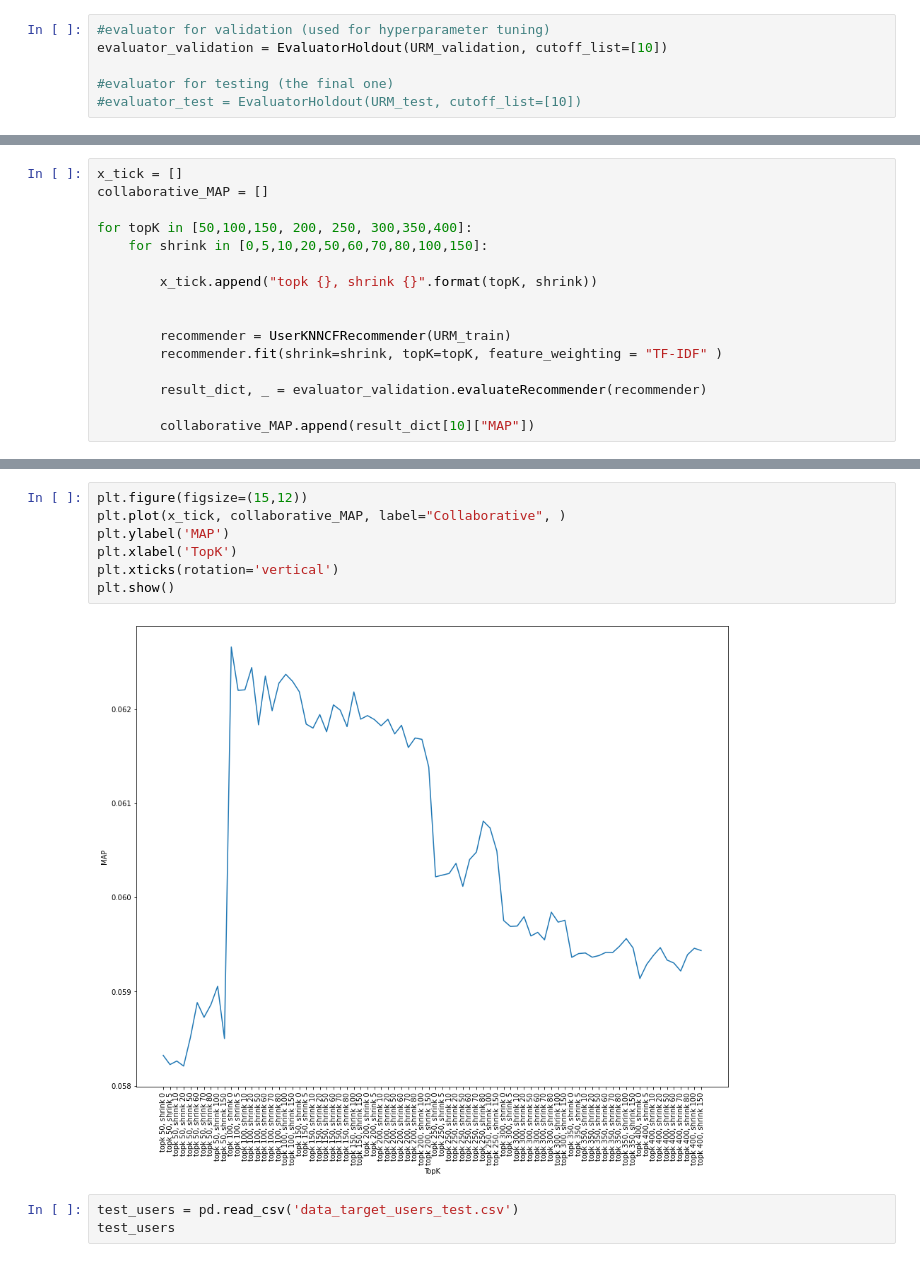
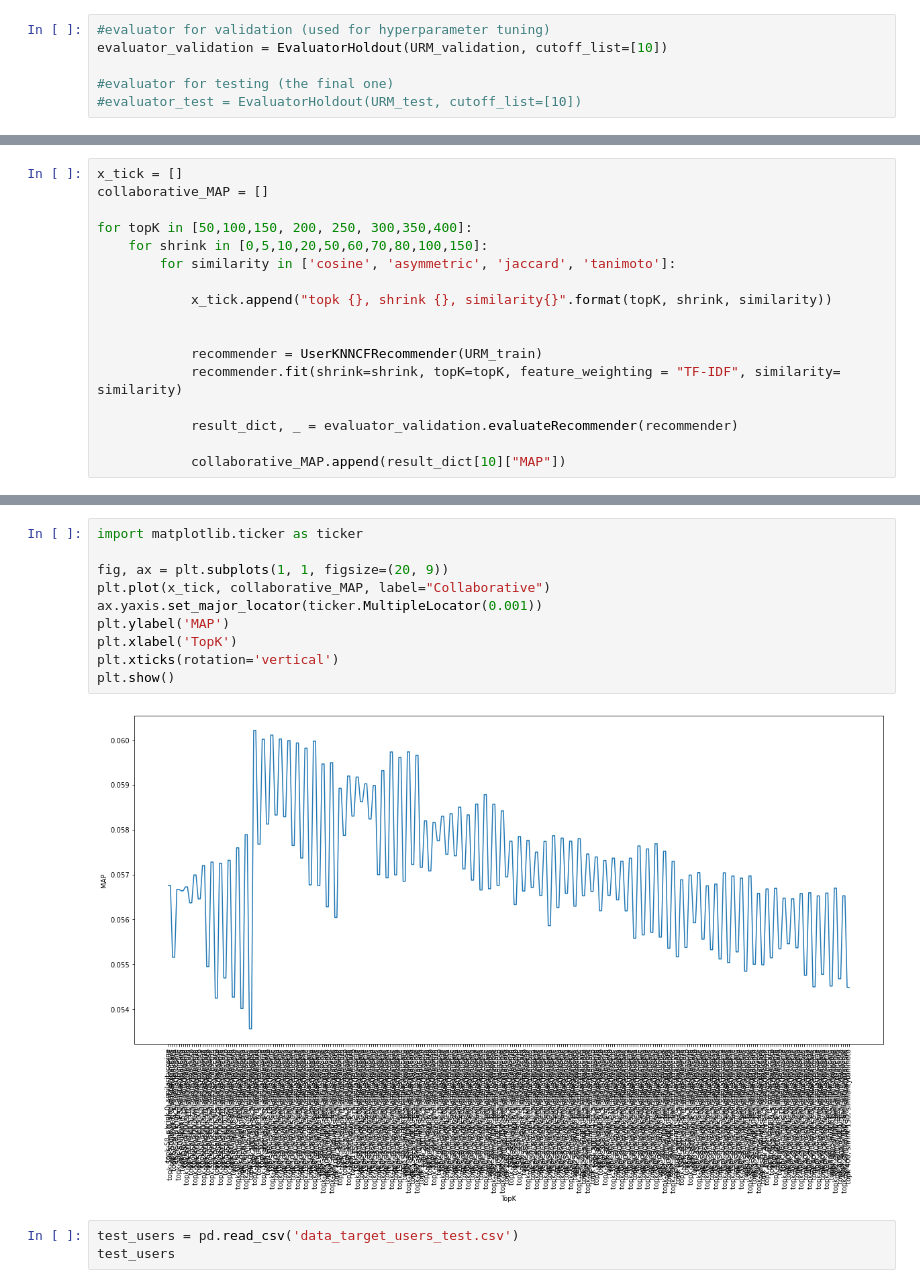
Before and after one commit to mattiasu96/Recommender-Systems-Challenge, a Jupyter notebook: New Challenge Data/KNNUserCF.ipynb, the cells around one changed output, grey strips where cells are left out. Cells and saved outputs as stored; diff of their text form.

Commit message:
Optimized UserKNN

```diff
--- a/New Challenge Data/KNNUserCF.ipynb
+++ b/New Challenge Data/KNNUserCF.ipynb
@@ -108,15 +108,16 @@ collaborative_MAP = []
 
 for topK in [50,100,150, 200, 250, 300,350,400]:
     for shrink in [0,5,10,20,50,60,70,80,100,150]:
+        for similarity in ['cosine', 'asymmetric', 'jaccard', 'tanimoto']:
 
-        x_tick.append("topk {}, shrink {}".format(topK, shrink))
+            x_tick.append("topk {}, shrink {}, similarity{}".format(topK, shrink, similarity))
 
 
-        recommender = UserKNNCFRecommender(URM_train)
-        recommender.fit(shrink=shrink, topK=topK, feature_weighting = "TF-IDF" )
+            recommender = UserKNNCFRecommender(URM_train)
+            recommender.fit(shrink=shrink, topK=topK, feature_weighting = "TF-IDF", similarity= similarity)
 
-        result_dict, _ = evaluator_validation.evaluateRecommender(recommender)
+            result_dict, _ = evaluator_validation.evaluateRecommender(recommender)
 
-        collaborative_MAP.append(result_dict[10]["MAP"])
+            collaborative_MAP.append(result_dict[10]["MAP"])
 # %% [output]
 UserKNNCFRecommender: URM Detected 35 (0.44 %) cold users.
@@ -139,12 +149,15 @@ EvaluatorHoldout: Processed 4955 ( 100.00% ) in 3.85 sec. Users per second: 1287
 # %%
-plt.figure(figsize=(15,12))
-plt.plot(x_tick, collaborative_MAP, label="Collaborative", )
+import matplotlib.ticker as ticker
+
+fig, ax = plt.subplots(1, 1, figsize=(20, 9))
+plt.plot(x_tick, collaborative_MAP, label="Collaborative")
+ax.yaxis.set_major_locator(ticker.MultipleLocator(0.001))
 plt.ylabel('MAP')
 plt.xlabel('TopK')
 plt.xticks(rotation='vertical')
 plt.show()
 # %% [output]
-[figure, old version]
+[figure, new version]
 # %%
 test_users = pd.read_csv('data_target_users_test.csv')
 test_users
```
Also changed, not shown: parts of 4 cells of this notebook.
